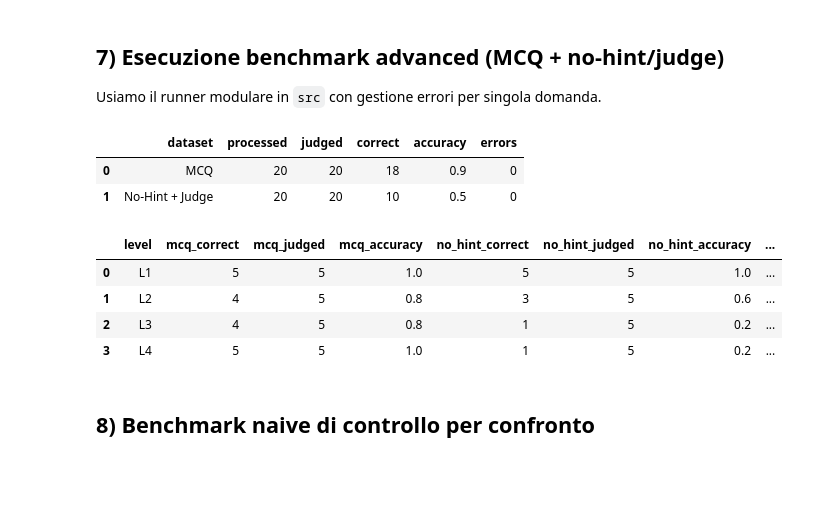
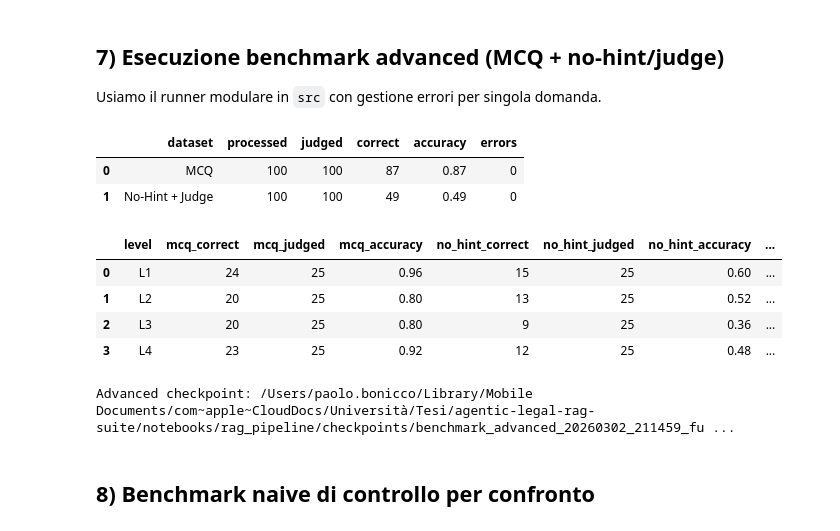
Before and after one commit to PaoloBonicco7/agentic-legal-rag-suite, a Jupyter notebook: notebooks/06_advanced_rag_pipeline.ipynb, the cells around one changed output. Cells and saved outputs as stored; diff of their text form; code cells hidden in the pictures; blank space fills up the shorter version.

```diff
--- a/notebooks/06_advanced_rag_pipeline.ipynb
+++ b/notebooks/06_advanced_rag_pipeline.ipynb
@@ -355,34 +418,51 @@ print(json.dumps({
 
 Usiamo il runner modulare in `src` con gestione errori per singola domanda.
 # %%
+checkpoint_dir = ROOT / 'notebooks' / 'rag_pipeline' / 'checkpoints'
+checkpoint_dir.mkdir(parents=True, exist_ok=True)
+mode = 'full' if RUN_FULL_BENCHMARK else 'mini'
+run_tag = f"{INDEXING_RUN_ID or 'auto'}_{mode}_start{BENCHMARK_START_POS}_n{len(EVAL_POSITIONS)}"
+advanced_checkpoint_path = checkpoint_dir / f"benchmark_advanced_{run_tag}.jsonl"
+
 benchmark_payload = run_advanced_benchmark(
     runtime=runtime,
     mcq_rows=mcq_rows,
     no_hint_rows=no_hint_rows,
     positions=EVAL_POSITIONS,
     api_url=API_URL,
     headers=HEADERS,
     chat_model=CHAT_MODEL,
     judge_model=JUDGE_MODEL,
     timeout_sec=TIMEOUT_SEC,
+    max_workers=BENCHMARK_MAX_WORKERS,
+    post_chat_max_retries=BENCHMARK_POST_CHAT_MAX_RETRIES,
+    checkpoint_path=advanced_checkpoint_path,
+    checkpoint_every=BENCHMARK_CHECKPOINT_EVERY,
+    resume=BENCHMARK_RESUME,
 )
 
 mcq_summary = benchmark_payload['mcq_summary']
 no_hint_summary = benchmark_payload['no_hint_summary']
 comparison_table = benchmark_payload['comparison_table']
 comparison_summary = benchmark_payload['comparison_summary']
+recommended_workers = int((benchmark_payload.get('diagnostics') or {}).get('benchmark_recommended_max_workers_next_run') or BENCHMARK_MAX_WORKERS)
+if recommended_workers != BENCHMARK_MAX_WORKERS:
+    print(f"Nota throughput: prossimo run consigliato con BENCHMARK_MAX_WORKERS={recommended_workers} (da {BENCHMARK_MAX_WORKERS})")
+    BENCHMARK_MAX_WORKERS = recommended_workers
 
 display(pd.DataFrame(comparison_table['global_rows']))
 display(pd.DataFrame(comparison_table['level_rows']))
+print('Advanced checkpoint:', advanced_checkpoint_path)
 # %% [output]
 |  | dataset | processed | judged | correct | accuracy | errors |
-| 0 | MCQ | 20 | 20 | 18 | 0.9 | 0 |
-| 1 | No-Hint + Judge | 20 | 20 | 10 | 0.5 | 0 |
+| 0 | MCQ | 100 | 100 | 87 | 0.87 | 0 |
+| 1 | No-Hint + Judge | 100 | 100 | 49 | 0.49 | 0 |
 |  | level | mcq_correct | mcq_judged | mcq_accuracy | no_hint_correct | no_hint_judged | no_hint_accuracy | ... |
-| 0 | L1 | 5 | 5 | 1.0 | 5 | 5 | 1.0 | ... |
-| 1 | L2 | 4 | 5 | 0.8 | 3 | 5 | 0.6 | ... |
-| 2 | L3 | 4 | 5 | 0.8 | 1 | 5 | 0.2 | ... |
-| 3 | L4 | 5 | 5 | 1.0 | 1 | 5 | 0.2 | ... |
+| 0 | L1 | 24 | 25 | 0.96 | 15 | 25 | 0.60 | ... |
+| 1 | L2 | 20 | 25 | 0.80 | 13 | 25 | 0.52 | ... |
+| 2 | L3 | 20 | 25 | 0.80 | 9 | 25 | 0.36 | ... |
+| 3 | L4 | 23 | 25 | 0.92 | 12 | 25 | 0.48 | ... |
+Advanced checkpoint: /Users/paolo.bonicco/Library/Mobile Documents/com~apple~CloudDocs/Università/Tesi/agentic-legal-rag-suite/notebooks/rag_pipeline/checkpoints/benchmark_advanced_20260302_211459_fu ...
 # %% [markdown]
 ## 8) Benchmark naive di controllo per confronto
 # %%
```
Also changed, not shown: parts of 11 cells of this notebook, 30 other files.
